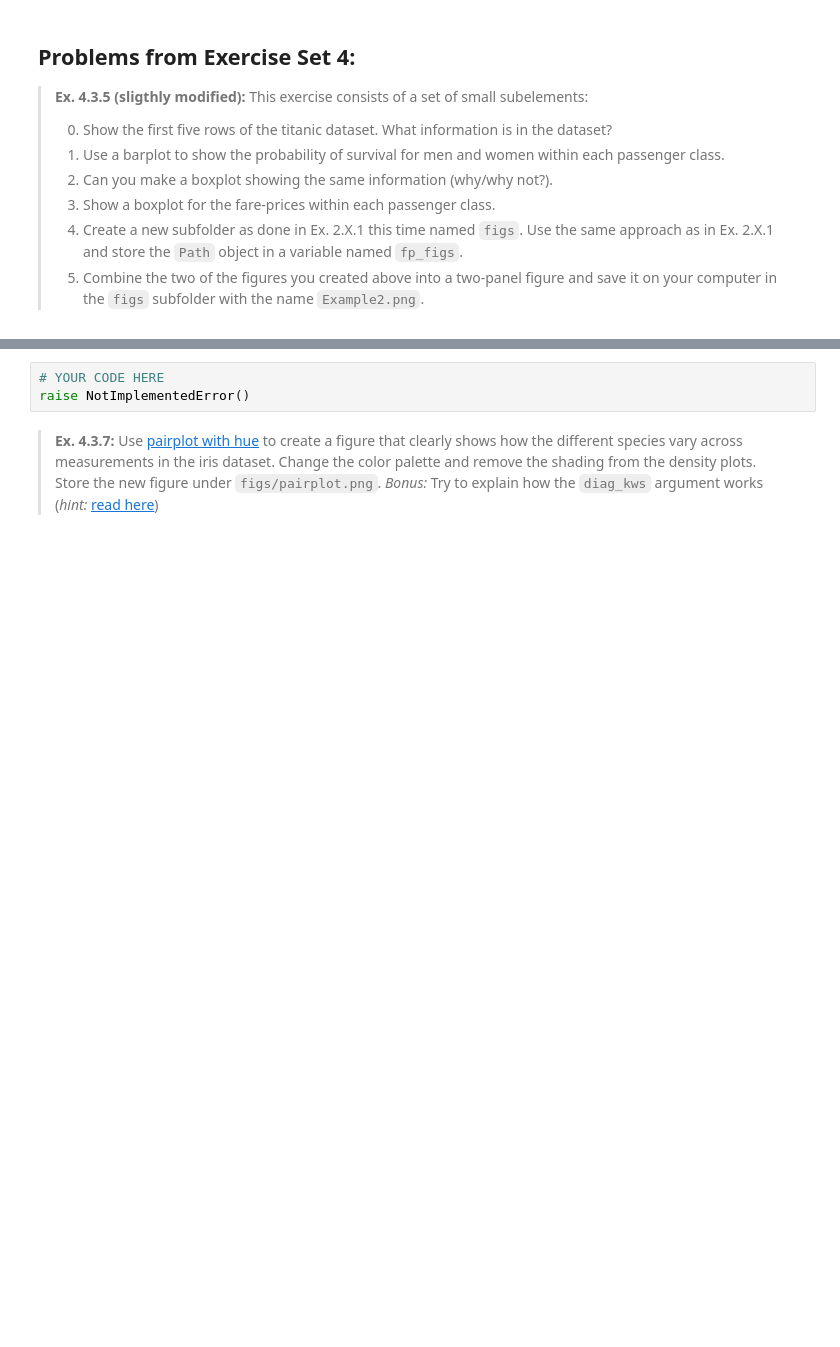
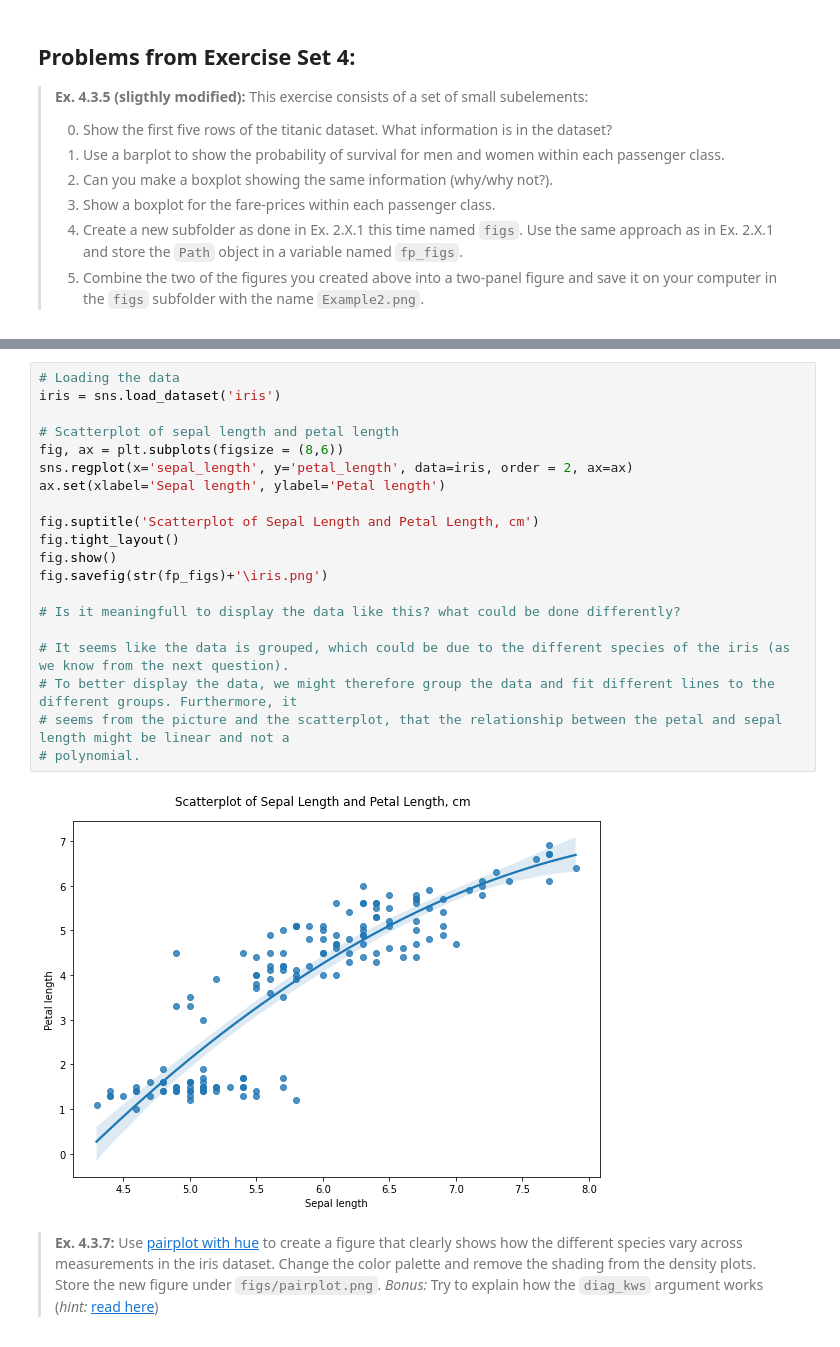
Before and after one commit to frejakatharina/Group-19, a Jupyter notebook: assignment1/assignment_1.ipynb, the cells around one changed output, grey strips where cells are left out. Saved outputs shown, nothing was run; the diff lists cells and outputs as text; blank space fills up the shorter version.

```diff
--- a/assignment1/assignment_1.ipynb
+++ b/assignment1/assignment_1.ipynb
@@ -318,8 +663,27 @@ raise NotImplementedError()
 > <img src="example-iris-q436.png" alt="Drawing" style="width: 200px;"/>
 >
 > _Hint:_ Use the `.regplot` method from seaborn.
-# %%
-# YOUR CODE HERE
-raise NotImplementedError()
+# %%
+# Loading the data
+iris = sns.load_dataset('iris')
+
+# Scatterplot of sepal length and petal length
+fig, ax = plt.subplots(figsize = (8,6))
+sns.regplot(x='sepal_length', y='petal_length', data=iris, order = 2, ax=ax)
+ax.set(xlabel='Sepal length', ylabel='Petal length')
+
+fig.suptitle('Scatterplot of Sepal Length and Petal Length, cm')
+fig.tight_layout()
+fig.show()
+fig.savefig(str(fp_figs)+'\iris.png')
+
+# Is it meaningfull to display the data like this? what could be done differently?
+
+# It seems like the data is grouped, which could be due to the different species of the iris (as we know from the next question).
+# To better display the data, we might therefore group the data and fit different lines to the different groups. Furthermore, it
+# seems from the picture and the scatterplot, that the relationship between the petal and sepal length might be linear and not a
+# polynomial.
+# %% [output]
+[figure, added]
 # %% [markdown]
 > **Ex. 4.3.7:** Use [pairplot with hue](https://seaborn.pydata.org/generated/seaborn.pairplot.html) to create a figure that clearly shows how the different species vary across measurements in the iris dataset. Change the color palette and remove the shading from the density plots. Store the new figure under `figs/pairplot.png`. _Bonus:_ Try to explain how the `diag_kws` argument works (_hint:_ [read here](https://stackoverflow.com/questions/1769403/understanding-kwargs-in-python))
```
Also changed, not shown: parts of 38 cells of this notebook, 1 other file.
